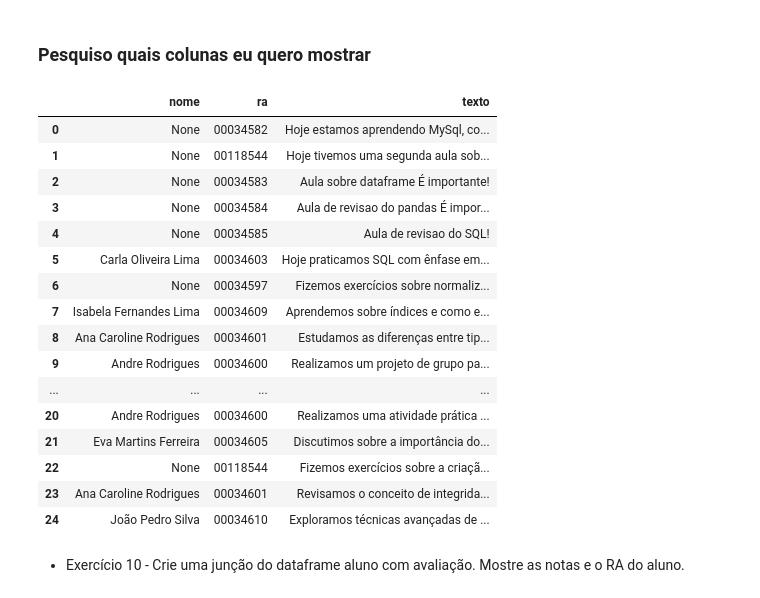
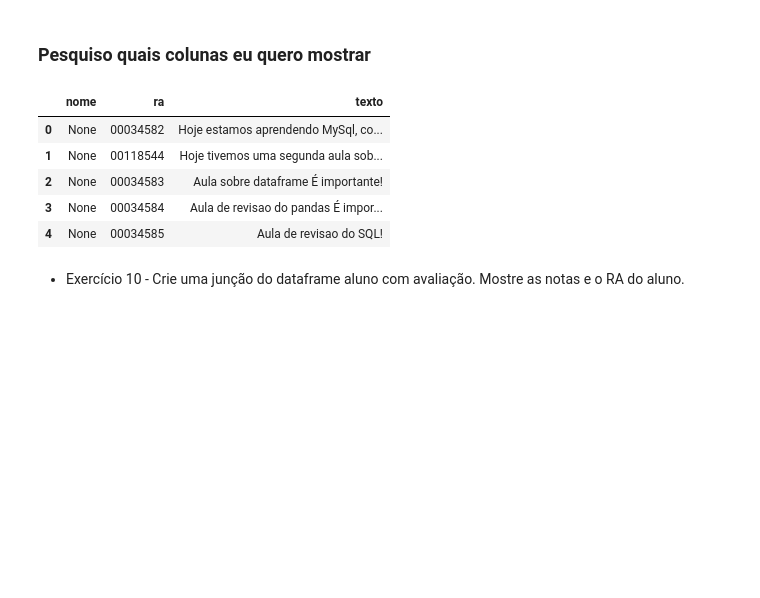
Before and after one commit to WandersonABR/projetofinal_tarde, a Jupyter notebook: notebook_tarde.ipynb, the cells around one changed output. Cells and saved outputs as stored; diff of their text form; code cells hidden in the pictures; blank space fills up the shorter version.

```diff
--- a/notebook_tarde.ipynb
+++ b/notebook_tarde.ipynb
@@ -306,25 +295,14 @@ resultado
 ### Pesquiso quais colunas eu quero mostrar
 # %%
 resultado_selecionado = resultado[['nome','ra', 'texto']]
-resultado_selecionado
+resultado_selecionado.head()
 # %% [output]
 |  | nome | ra | texto |
 | 0 | None | 00034582 | Hoje estamos aprendendo MySql, co... |
 | 1 | None | 00118544 | Hoje tivemos uma segunda aula sob... |
 | 2 | None | 00034583 | Aula sobre dataframe É importante! |
 | 3 | None | 00034584 | Aula de revisao do pandas É impor... |
 | 4 | None | 00034585 | Aula de revisao do SQL! |
-| 5 | Carla Oliveira Lima | 00034603 | Hoje praticamos SQL com ênfase em... |
-| 6 | None | 00034597 | Fizemos exercícios sobre normaliz... |
-| 7 | Isabela Fernandes Lima | 00034609 | Aprendemos sobre índices e como e... |
-| 8 | Ana Caroline Rodrigues | 00034601 | Estudamos as diferenças entre tip... |
-| 9 | Andre Rodrigues | 00034600 | Realizamos um projeto de grupo pa... |
-| ... | ... | ... | ... |
-| 20 | Andre Rodrigues | 00034600 | Realizamos uma atividade prática ... |
-| 21 | Eva Martins Ferreira | 00034605 | Discutimos sobre a importância do... |
-| 22 | None | 00118544 | Fizemos exercícios sobre a criaçã... |
-| 23 | Ana Caroline Rodrigues | 00034601 | Revisamos o conceito de integrida... |
-| 24 | João Pedro Silva | 00034610 | Exploramos técnicas avançadas de ... |
 # %% [markdown]
 - Exercício 10 - Crie uma junção do dataframe aluno com avaliação. Mostre as notas e o RA do aluno.
 # %%
```
Also changed, not shown: parts of 16 cells of this notebook, 2 other files.
